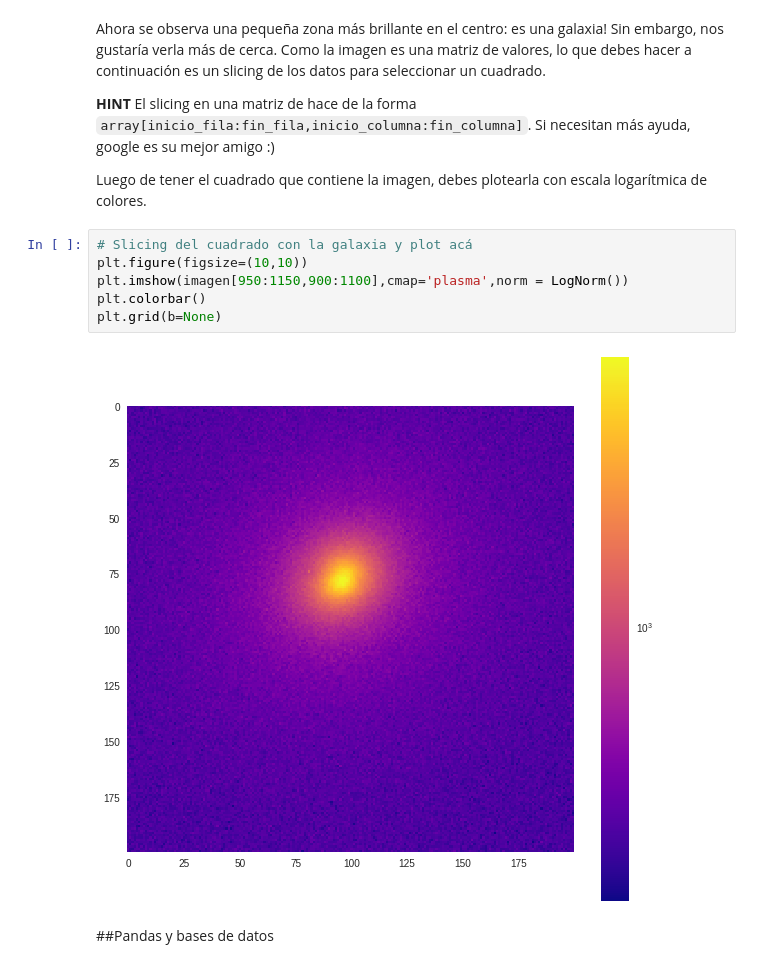
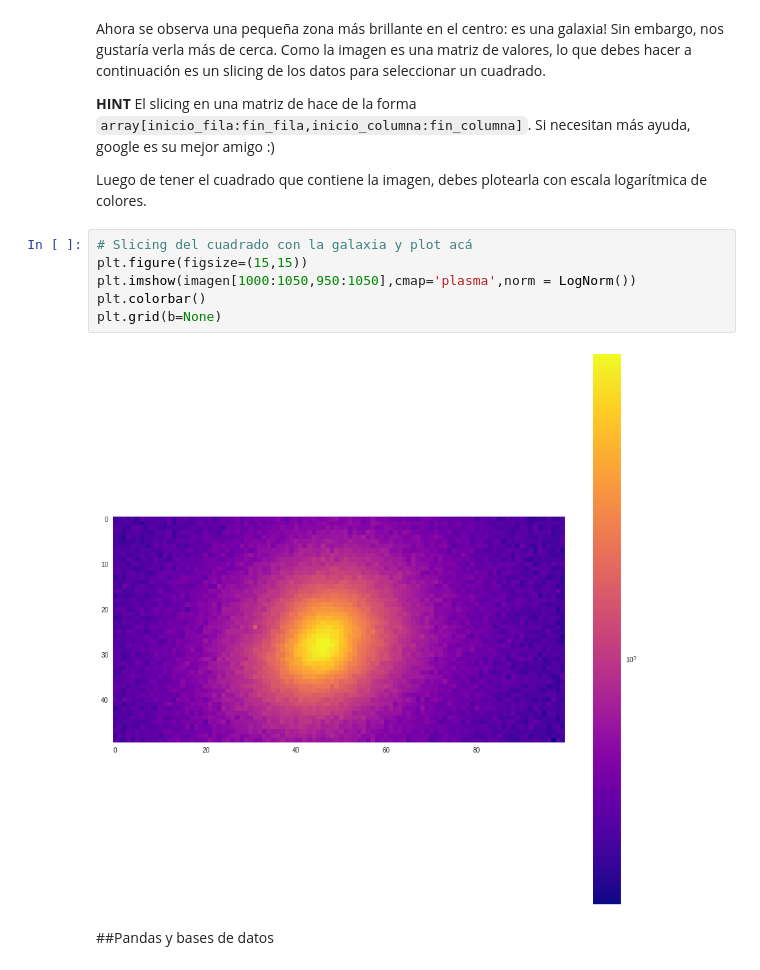
Before and after one commit to DanielaM8/minitarea3, a Jupyter notebook: minitarea3.ipynb, the cells around one changed output. Saved outputs shown, nothing was run; the diff lists cells and outputs as text.

```diff
--- a/minitarea3.ipynb
+++ b/minitarea3.ipynb
@@ -166,12 +152,12 @@ Ahora se observa una pequeña zona más brillante en el centro: es una galaxia!
 Luego de tener el cuadrado que contiene la imagen, debes plotearla con escala logarítmica de colores.
 # %%
 # Slicing del cuadrado con la galaxia y plot acá
-plt.figure(figsize=(10,10))
-plt.imshow(imagen[950:1150,900:1100],cmap='plasma',norm = LogNorm())
+plt.figure(figsize=(15,15))
+plt.imshow(imagen[1000:1050,950:1050],cmap='plasma',norm = LogNorm())
 plt.colorbar()
 plt.grid(b=None)
 # %% [output]
-[figure, old version]
+[figure, new version]
 # %% [markdown]
 ##Pandas y bases de datos
 # %% [markdown]
```
Also changed, not shown: parts of 3 cells of this notebook.
